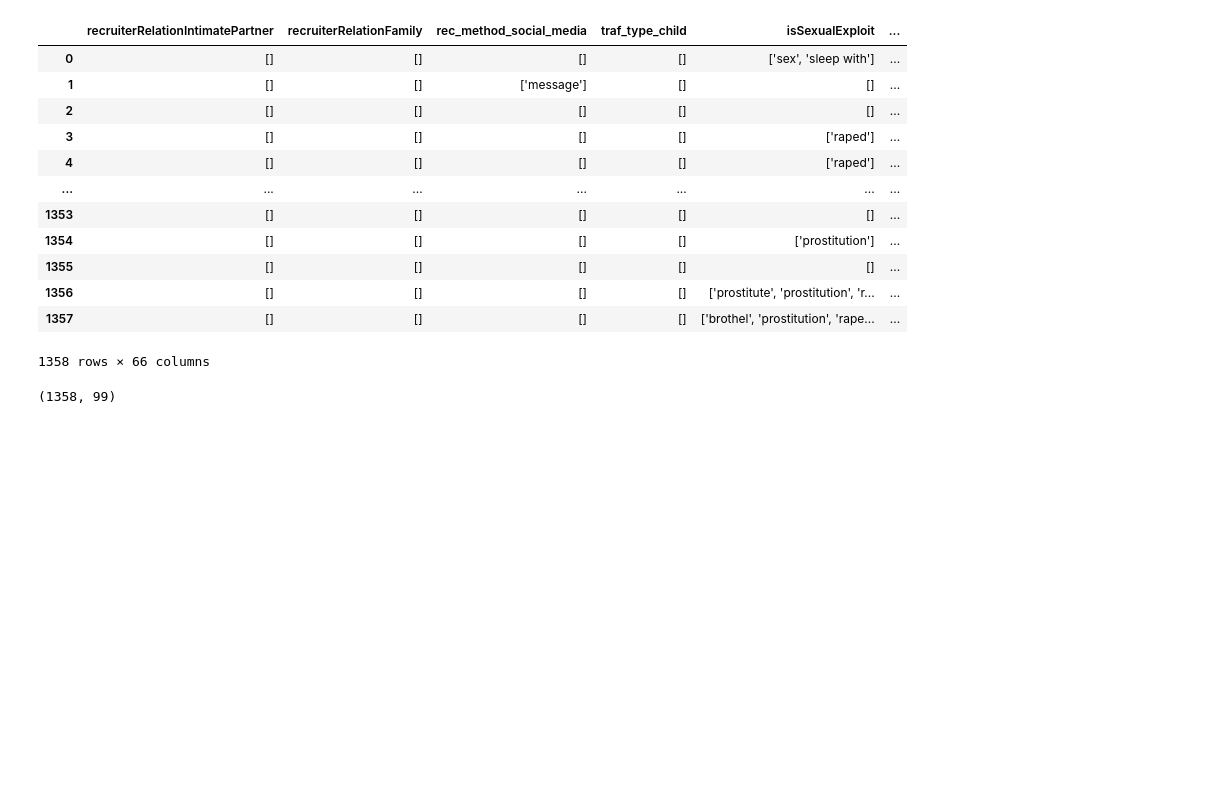
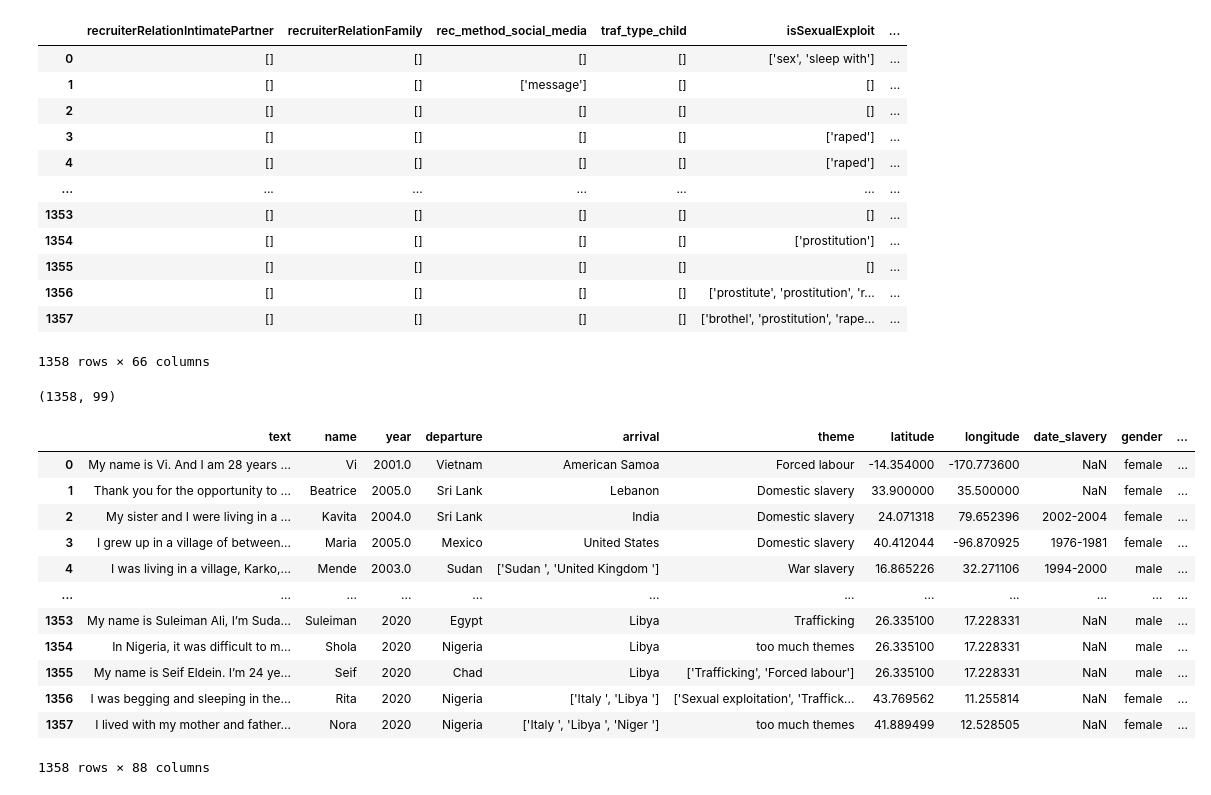
Before and after one commit to lampu98/ht_project, a Jupyter notebook: notebooks/dataframe_with_url_theme_dateslaveryfromto.ipynb, the cells around one changed output. Drawn from its saved outputs; the diff is of its cells as text; code cells hidden in the pictures; blank space fills up the shorter version.

Commit message:
modifications in dataframe

```diff
--- a/notebooks/dataframe_with_url_theme_dateslaveryfromto.ipynb
+++ b/notebooks/dataframe_with_url_theme_dateslaveryfromto.ipynb
@@ -317,4 +317,4 @@ Index(['Unnamed: 0', 'text', 'name', 'year', 'departure', 'arrival', 'theme',
 # %%
 data = feature_eng_df_multi_cols_2.merge(df_, how='inner', right_index=True, left_index=True)
 # %%
-data
+test_3 = pd.read_csv("../raw_data/feature_eng_df_multi_cols_3.csv")
@@ -355,4 +341,20 @@ final2.shape
 # %% [output]
 (1358, 99)
 # %%
-final2.to_csv("dfht_25-11_13-02.csv")
+test_3 = test_3.drop(columns = 'Unnamed: 0')
+# %%
+test_3
+# %% [output]
+|  | text | name | year | departure | arrival | theme | latitude | longitude | date_slavery | gender | ... |
+| 0 | My name is Vi. And I am 28 years ... | Vi | 2001.0 | Vietnam | American Samoa | Forced labour | -14.354000 | -170.773600 | NaN | female | ... |
+| 1 | Thank you for the opportunity to ... | Beatrice | 2005.0 | Sri Lank | Lebanon | Domestic slavery | 33.900000 | 35.500000 | NaN | female | ... |
+| 2 | My sister and I were living in a ... | Kavita | 2004.0 | Sri Lank | India | Domestic slavery | 24.071318 | 79.652396 | 2002-2004 | female | ... |
+| 3 | I grew up in a village of between... | Maria | 2005.0 | Mexico | United States | Domestic slavery | 40.412044 | -96.870925 | 1976-1981 | female | ... |
+| 4 | I was living in a village, Karko,... | Mende | 2003.0 | Sudan | ['Sudan ', 'United Kingdom '] | War slavery | 16.865226 | 32.271106 | 1994-2000 | male | ... |
+| ... | ... | ... | ... | ... | ... | ... | ... | ... | ... | ... | ... |
+| 1353 | My name is Suleiman Ali, I’m Suda... | Suleiman | 2020 | Egypt | Libya | Trafficking | 26.335100 | 17.228331 | NaN | male | ... |
+| 1354 | In Nigeria, it was difficult to m... | Shola | 2020 | Nigeria | Libya | too much themes | 26.335100 | 17.228331 | NaN | male | ... |
+| 1355 | My name is Seif Eldein. I’m 24 ye... | Seif | 2020 | Chad | Libya | ['Trafficking', 'Forced labour'] | 26.335100 | 17.228331 | NaN | male | ... |
+| 1356 | I was begging and sleeping in the... | Rita | 2020 | Nigeria | ['Italy ', 'Libya '] | ['Sexual exploitation', 'Traffick... | 43.769562 | 11.255814 | NaN | female | ... |
+| 1357 | I lived with my mother and father... | Nora | 2020 | Nigeria | ['Italy ', 'Libya ', 'Niger '] | too much themes | 41.889499 | 12.528505 | NaN | female | ... |
+1358 rows × 88 columns
```
Also changed, not shown: parts of 6 cells of this notebook.
